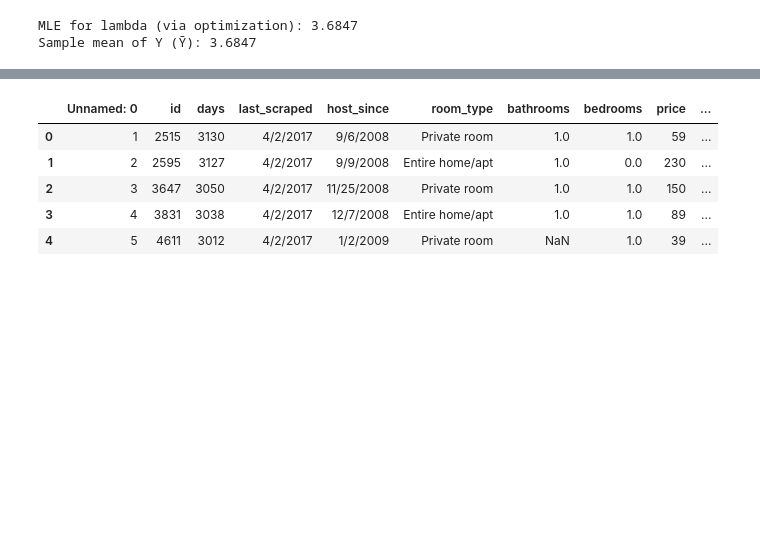
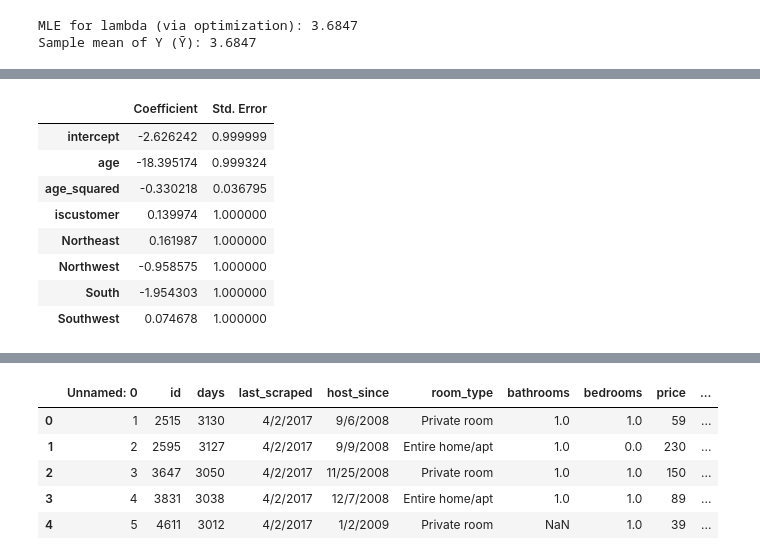
Before and after one commit to rsm-lil017/jensite, a Jupyter notebook: hw2.ipynb, the cells around one changed output, grey strips where cells are left out. Cells and saved outputs as stored; diff of their text form; code cells hidden in the pictures; blank space fills up the shorter version.

```diff
--- a/hw2.ipynb
+++ b/hw2.ipynb
@@ -125,8 +125,12 @@ MLE for lambda (via optimization): 3.6847
 Sample mean of Y (Ȳ): 3.6847
 # %%
 def poisson_regression_loglikelihood(beta, Y, X):
-    lambda_ = np.exp(X @ beta)
-    if np.any(lambda_ <= 0):
-        return np.inf
-    ll = np.sum(-lambda_ + Y * np.log(lambda_) - gammaln(Y + 1))
-    return -ll
+    beta = np.asarray(beta).ravel()
+    X = np.asarray(X)
+    Y = np.asarray(Y)
+    linpred = X.dot(beta)
+    linpred = np.clip(linpred, -100, 100)
+    mu = np.array([math.exp(val) for val in linpred])
+    if np.any(mu <= 0) or np.any(np.isnan(mu)):
+        return -np.inf
+    return np.sum(Y * np.log(mu) - mu - gammaln(Y + 1))
@@ -133,44 +162,38 @@ def poisson_regression_loglikelihood(beta, Y, X):
 # %%
 import statsmodels.api as sm
 from scipy.optimize import minimize
+import math
 
-# Ensure age_sq exists
-df1['age_sq'] = df1['age'] ** 2
+df1['age_squared'] = df1['age'] ** 2
+region_dummies = pd.get_dummies(df1['region'], drop_first=True)
+X = pd.concat([pd.Series(1, index=df1.index, name='intercept'),
+    df1[['age', 'age_squared', 'iscustomer']],
+    region_dummies], axis=1)
+Y = df1['patents'].values
+X_matrix = X.values
 
-# Create dummy variables for region (drop first to avoid multicollinearity)
-if 'region' in df1.columns:
-    df1 = pd.get_dummies(df1, columns=['region'], drop_first=True)
+def neg_loglikelihood(beta, Y, X):
+    return -poisson_regression_loglikelihood(beta, Y, X)
 
-# Define covariate columns in correct order
-region_dummies = [col for col in df1.columns if col.startswith('region_') and col != 'region_Southwest']
-X_cols = ['age', 'age_sq'] + region_dummies + ['iscustomer']
+# Optimize to find MLE
+initial_beta = np.zeros(X_matrix.shape[1])
+result = minimize(neg_loglikelihood, x0=initial_beta, args=(Y, X_matrix), method='BFGS')
 
-# Construct X matrix: constant first, then all covariates
-X = df1[X_cols]
-X.insert(0, 'Intercept', 1.0)  # Ensures first column is all 1's
+# Extract MLE and Hessian inverse
+beta_mle = result.x
+hess_inv = result.hess_inv
+# Ensure Hessian inverse is array
+if not isinstance(hess_inv, np.ndarray):
+    hess_inv = hess_inv.todense()
+hess_inv = np.asarray(hess_inv)
 
-# Convert to float (safe for optimization)
-X = X.astype(float)
+# Compute standard errors
+std_errors = np.sqrt(np.diag(hess_inv))
 
-# Response variable
-Y = df1['patents'].values
-
-# Initial guess
-beta_init = np.zeros(X.shape[1])
-
-# Use BFGS method for optimization
-result = minimize(poisson_regression_loglikelihood, beta_init, args=(Y, X), method='BFGS')
-
-# Extract results
-beta_hat = result.x
-hessian = result.hess_inv
-standard_errors = np.sqrt(np.diag(hessian))
-
-# Output table
-coef_table = pd.DataFrame({
-    'Coefficient': beta_hat,
-    'Std. Error': standard_errors
+# Build results table
+results_df = pd.DataFrame({
+    "Coefficient": beta_mle,
+    "Std. Error": std_errors
 }, index=X.columns)
-
-print(coef_table)
+results_df
 # %% [output]
@@ -185,2 +200,11 @@ iscustomer                0.0         1.0
+|  | Coefficient | Std. Error |
+| intercept | -2.626242 | 0.999999 |
+| age | -18.395174 | 0.999324 |
+| age_squared | -0.330218 | 0.036795 |
+| iscustomer | 0.139974 | 1.000000 |
+| Northeast | 0.161987 | 1.000000 |
+| Northwest | -0.958575 | 1.000000 |
+| South | -1.954303 | 1.000000 |
+| Southwest | 0.074678 | 1.000000 |
 # %%
 # Fit a Poisson regression model using sm.GLM
```
Also changed, not shown: parts of 7 cells of this notebook, 15 other files.
